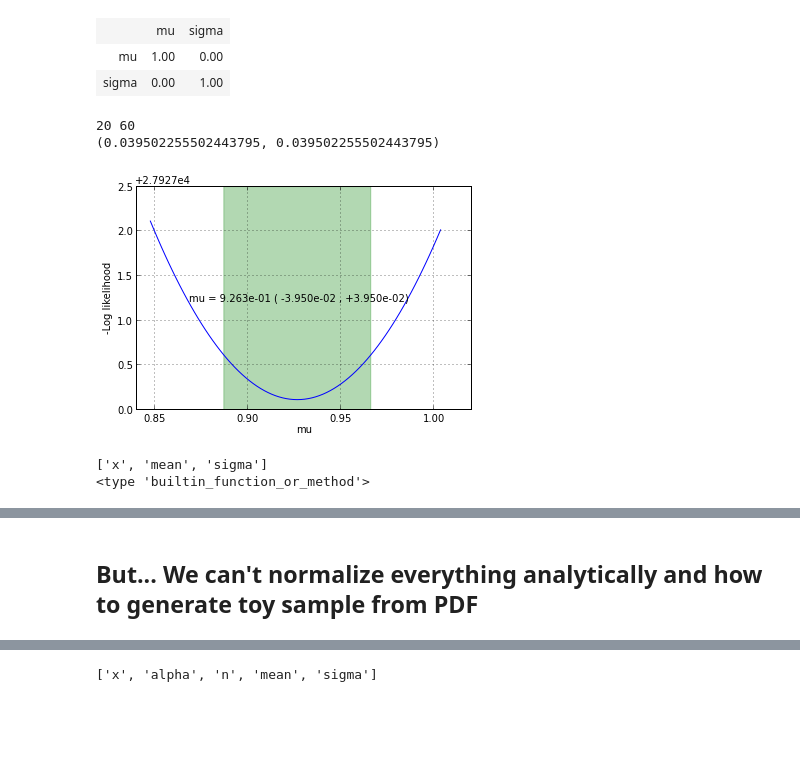
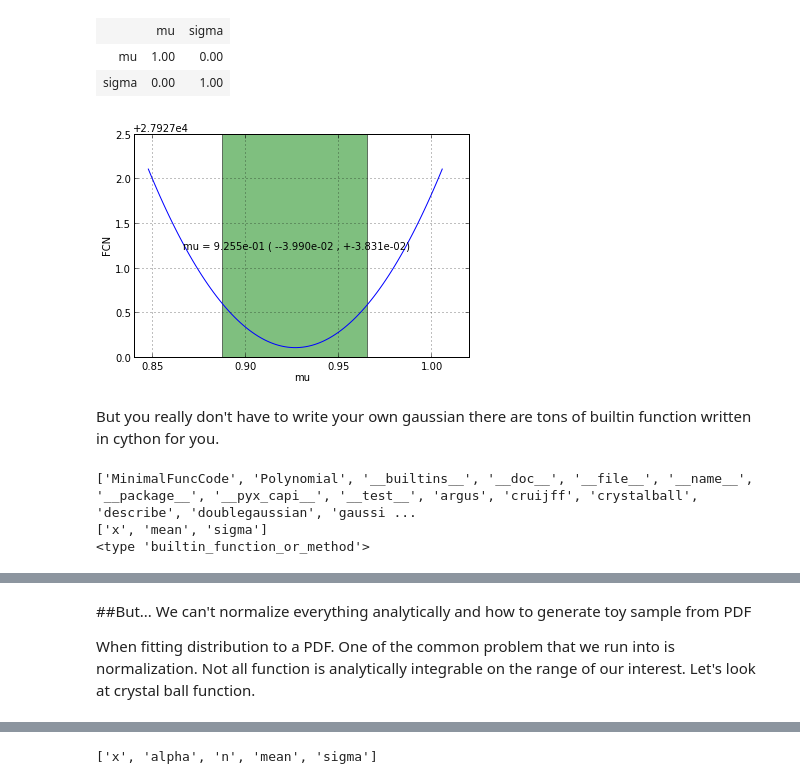
Before and after one commit to scikit-hep/probfit, a Jupyter notebook: tutorial/tutorial.ipynb, the cells around one changed output, grey strips where cells are left out. Drawn from its saved outputs; the diff is of its cells as text; code cells hidden in the pictures; blank space fills up the shorter version.

```diff
--- a/tutorial/tutorial.ipynb
+++ b/tutorial/tutorial.ipynb
@@ -288,7 +298,7 @@ It's now a good time that we talk about how to speed things up with cython
 # %%
 #same data
-np.random.seed(0)
-data = randn(10000)*4+1
+npr.seed(0)
+data = npr.randn(10000)*4+1
 #sigma = 4 and mean = 1
 hist(data,bins=100,histtype='step');
 # %% [output]
@@ -345,19 +355,20 @@ minimizer.print_matrix()
 # %%
 #remember how slow it was?
 #now it's super fast(and it's even unbinned likelihood)
-draw_contour(ublh,minimizer,'mu')
+minimizer.draw_profile('mu');
 # %% [output]
-20 60
-(0.039502255502443795, 0.039502255502443795)
-[figure, old version]
+[figure, new version]
-# %%
-#but you really don't have to write your own gaussian
-#there are tons of builtin function written in cython for you
-print describe(gaussian)
-print type(gaussian)
-# %% [output]
-['x', 'mean', 'sigma']
-<type 'builtin_function_or_method'>
+# %% [markdown]
+But you really don't have to write your own gaussian there are tons of builtin function written in cython for you.
+# %%
+import probfit.pdf
+print dir(probfit.pdf)
+print describe(gaussian)
+print type(gaussian)
+# %% [output]
+['MinimalFuncCode', 'Polynomial', '__builtins__', '__doc__', '__file__', '__name__', '__package__', '__pyx_capi__', '__test__', 'argus', 'cruijff', 'crystalball', 'describe', 'doublegaussian', 'gaussi ...
+['x', 'mean', 'sigma']
+<type 'builtin_function_or_method'>
 # %%
 ublh = UnbinnedLH(gaussian,data)
 minimizer = iminuit.Minuit(ublh,sigma=2.)
@@ -378,4 +389,8 @@ ublh.show(minimizer)
 [interactive output not drawn]
 [figure]
 # %% [markdown]
-## But... We can't normalize everything analytically and how to generate toy sample from PDF
+##But... We can't normalize everything analytically and how to generate toy sample from PDF
+
+When fitting distribution to a PDF. One of the common problem that we run into is normalization.
+Not all function is analytically integrable on the range of our interest.
+Let's look at crystal ball function.
```
Also changed, not shown: parts of 60 cells of this notebook, 2 other files.
